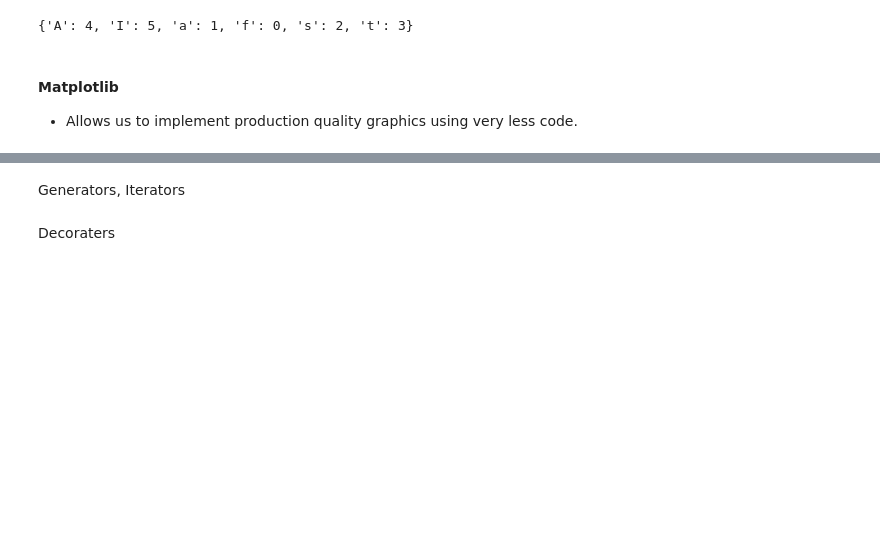
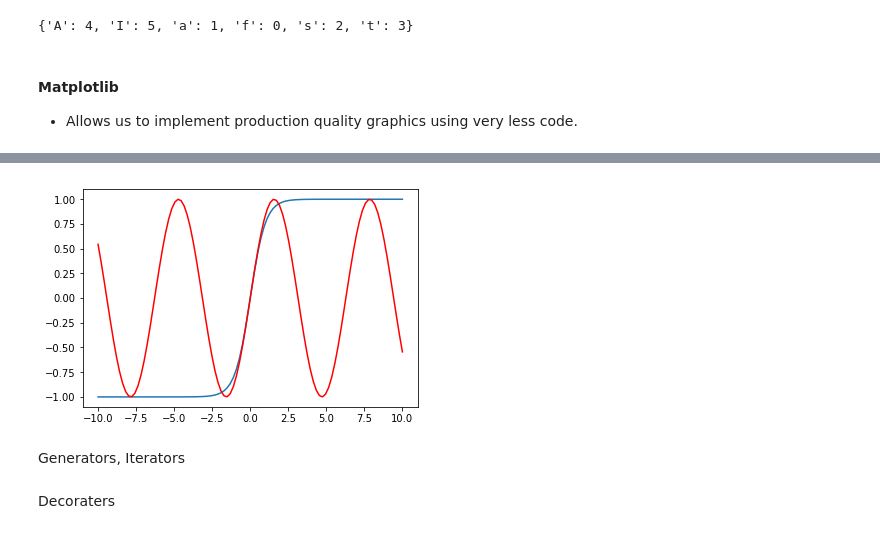
Before and after one commit to shar1pius/DL-References, a Jupyter notebook: fastai/Lec-1-Ref.ipynb, the cells around one changed output, grey strips where cells are left out. Cells and saved outputs as stored; diff of their text form; code cells hidden in the pictures; blank space fills up the shorter version.

```diff
--- a/fastai/Lec-1-Ref.ipynb
+++ b/fastai/Lec-1-Ref.ipynb
@@ -107,3 +124,10 @@ flipped = {value: key for key, value in dictionary.items()}; flipped #default so
+# %%
+y2 = np.sin(x)
+ax.plot(x, y2, 'r')
+
+display(fig)
+# %% [output]
+[figure, added]
 # %% [markdown]
 Generators, Iterators
 # %% [markdown]
```
Also changed, not shown: parts of 7 cells of this notebook.
